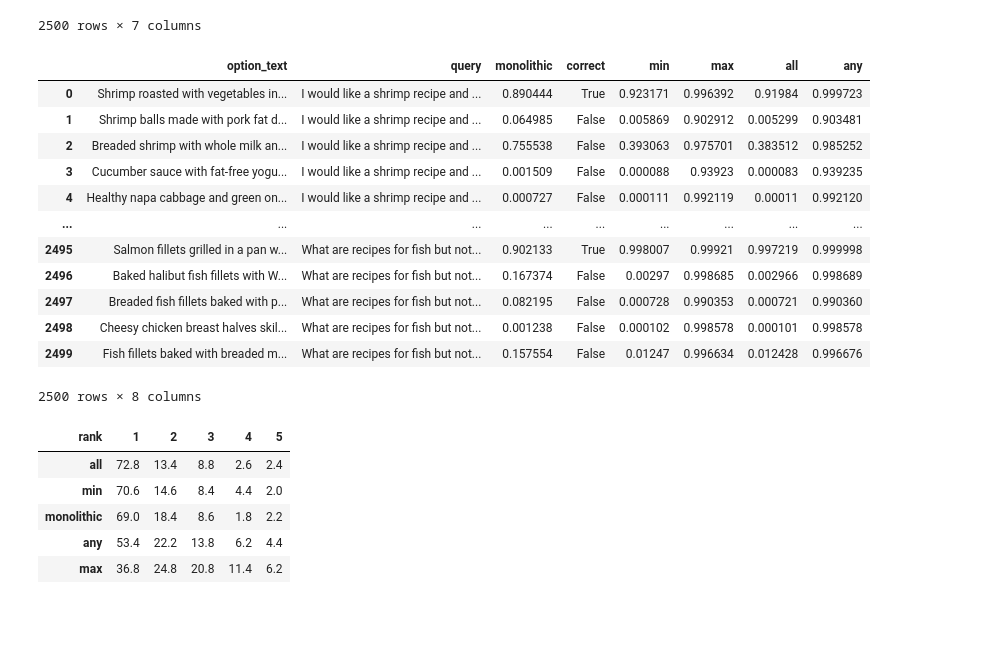
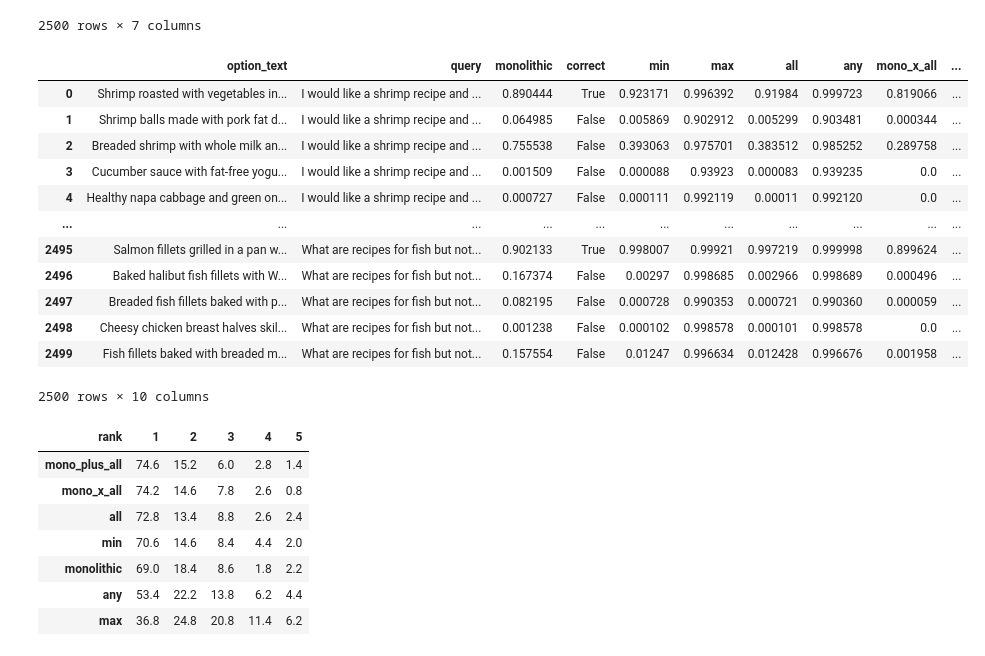
Before and after one commit to baronet2/marir, a Jupyter notebook: 20_compare_algorithms.ipynb, the cells around one changed output. Cells and saved outputs as stored; diff of their text form; code cells hidden in the pictures; blank space fills up the shorter version.

Commit message:
Combine monolithic with aspect-based

```diff
--- a/20_compare_algorithms.ipynb
+++ b/20_compare_algorithms.ipynb
@@ -102,30 +102,34 @@ query_item_scores
 # %%
 query_item_scores = (
     query_probs
     .explode(['labels', 'scores'])
     .rename(columns = {'sequence': 'option_text', 'labels': 'query', 'scores': 'monolithic'})
     .merge(
         query_item_scores
         # Hugging face doesn't work with labels that contain commas and automatically strips labels
         .assign(query = lambda d: d['query'].apply(lambda x: x.replace(",", "").strip()))
     )
+    .assign(
+        mono_x_all = lambda d: d['monolithic'] * d['all'],
+        mono_plus_all = lambda d: d['monolithic'] + d['all']
+    )
 )
 
 query_item_scores
 # %% [output]
-|  | option_text | query | monolithic | correct | min | max | all | any |
-| 0 | Shrimp roasted with vegetables in... | I would like a shrimp recipe and ... | 0.890444 | True | 0.923171 | 0.996392 | 0.91984 | 0.999723 |
-| 1 | Shrimp balls made with pork fat d... | I would like a shrimp recipe and ... | 0.064985 | False | 0.005869 | 0.902912 | 0.005299 | 0.903481 |
-| 2 | Breaded shrimp with whole milk an... | I would like a shrimp recipe and ... | 0.755538 | False | 0.393063 | 0.975701 | 0.383512 | 0.985252 |
-| 3 | Cucumber sauce with fat-free yogu... | I would like a shrimp recipe and ... | 0.001509 | False | 0.000088 | 0.93923 | 0.000083 | 0.939235 |
-| 4 | Healthy napa cabbage and green on... | I would like a shrimp recipe and ... | 0.000727 | False | 0.000111 | 0.992119 | 0.00011 | 0.992120 |
-| ... | ... | ... | ... | ... | ... | ... | ... | ... |
-| 2495 | Salmon fillets grilled in a pan w... | What are recipes for fish but not... | 0.902133 | True | 0.998007 | 0.99921 | 0.997219 | 0.999998 |
-| 2496 | Baked halibut fish fillets with W... | What are recipes for fish but not... | 0.167374 | False | 0.00297 | 0.998685 | 0.002966 | 0.998689 |
-| 2497 | Breaded fish fillets baked with p... | What are recipes for fish but not... | 0.082195 | False | 0.000728 | 0.990353 | 0.000721 | 0.990360 |
-| 2498 | Cheesy chicken breast halves skil... | What are recipes for fish but not... | 0.001238 | False | 0.000102 | 0.998578 | 0.000101 | 0.998578 |
-| 2499 | Fish fillets baked with breaded m... | What are recipes for fish but not... | 0.157554 | False | 0.01247 | 0.996634 | 0.012428 | 0.996676 |
+|  | option_text | query | monolithic | correct | min | max | all | any | mono_x_all | ... |
+| 0 | Shrimp roasted with vegetables in... | I would like a shrimp recipe and ... | 0.890444 | True | 0.923171 | 0.996392 | 0.91984 | 0.999723 | 0.819066 | ... |
+| 1 | Shrimp balls made with pork fat d... | I would like a shrimp recipe and ... | 0.064985 | False | 0.005869 | 0.902912 | 0.005299 | 0.903481 | 0.000344 | ... |
+| 2 | Breaded shrimp with whole milk an... | I would like a shrimp recipe and ... | 0.755538 | False | 0.393063 | 0.975701 | 0.383512 | 0.985252 | 0.289758 | ... |
+| 3 | Cucumber sauce with fat-free yogu... | I would like a shrimp recipe and ... | 0.001509 | False | 0.000088 | 0.93923 | 0.000083 | 0.939235 | 0.0 | ... |
+| 4 | Healthy napa cabbage and green on... | I would like a shrimp recipe and ... | 0.000727 | False | 0.000111 | 0.992119 | 0.00011 | 0.992120 | 0.0 | ... |
+| ... | ... | ... | ... | ... | ... | ... | ... | ... | ... | ... |
+| 2495 | Salmon fillets grilled in a pan w... | What are recipes for fish but not... | 0.902133 | True | 0.998007 | 0.99921 | 0.997219 | 0.999998 | 0.899624 | ... |
+| 2496 | Baked halibut fish fillets with W... | What are recipes for fish but not... | 0.167374 | False | 0.00297 | 0.998685 | 0.002966 | 0.998689 | 0.000496 | ... |
+| 2497 | Breaded fish fillets baked with p... | What are recipes for fish but not... | 0.082195 | False | 0.000728 | 0.990353 | 0.000721 | 0.990360 | 0.000059 | ... |
+| 2498 | Cheesy chicken breast halves skil... | What are recipes for fish but not... | 0.001238 | False | 0.000102 | 0.998578 | 0.000101 | 0.998578 | 0.0 | ... |
+| 2499 | Fish fillets baked with breaded m... | What are recipes for fish but not... | 0.157554 | False | 0.01247 | 0.996634 | 0.012428 | 0.996676 | 0.001958 | ... |
-2500 rows × 8 columns
+2500 rows × 10 columns
 # %%
 (
     pd.concat(
@@ -136,16 +140,18 @@ query_item_scores
         ['rank']
         .value_counts()
         .rename(score_column)
-        for score_column in ['min', 'max', 'all', 'any', 'monolithic']
+        for score_column in ['min', 'max', 'all', 'any', 'monolithic', 'mono_x_all', 'mono_plus_all']
     ],
     axis = 1
     )
     .T
     .sort_values(1, ascending = False)
-    / 5
+    / 500 * 100
 )
 # %% [output]
 | rank | 1 | 2 | 3 | 4 | 5 |
+| mono_plus_all | 74.6 | 15.2 | 6.0 | 2.8 | 1.4 |
+| mono_x_all | 74.2 | 14.6 | 7.8 | 2.6 | 0.8 |
 | all | 72.8 | 13.4 | 8.8 | 2.6 | 2.4 |
 | min | 70.6 | 14.6 | 8.4 | 4.4 | 2.0 |
 | monolithic | 69.0 | 18.4 | 8.6 | 1.8 | 2.2 |
```
